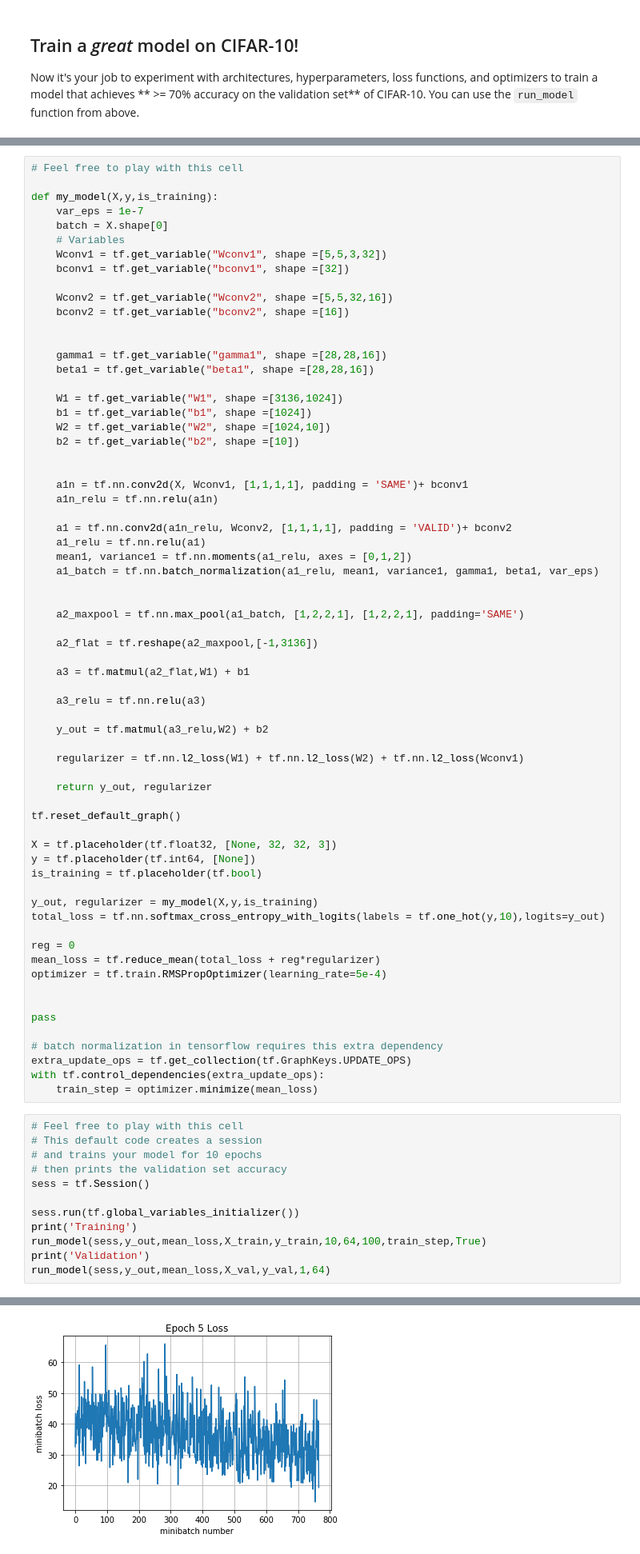
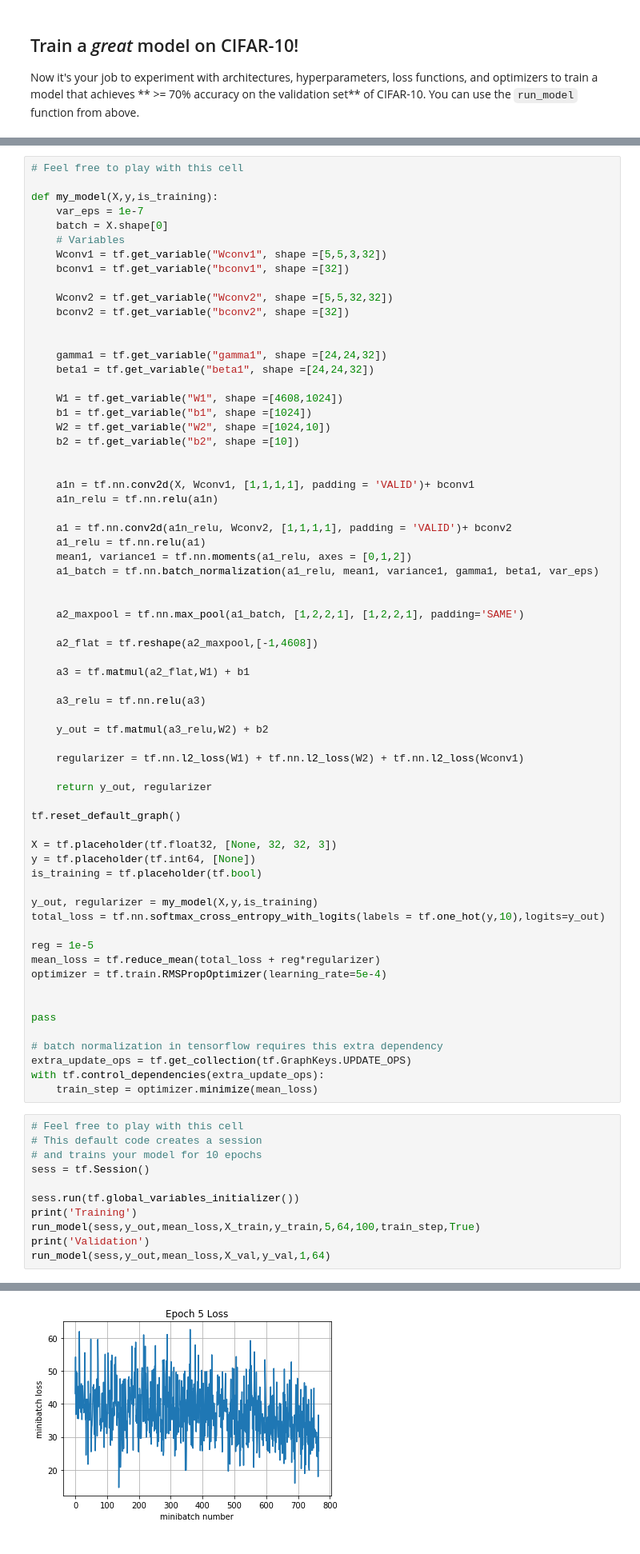
Before and after one commit to aminghafari/Cs231n_DeepLearning_assignment_2, a Jupyter notebook: TensorFlow.ipynb, the cells around one changed output, grey strips where cells are left out. Shown at 80% size. Saved outputs shown, nothing was run; the diff lists cells and outputs as text.

Commit message:
accuracy>70

```diff
--- a/TensorFlow.ipynb
+++ b/TensorFlow.ipynb
@@ -462,20 +462,20 @@ def my_model(X,y,is_training):
     Wconv1 = tf.get_variable("Wconv1", shape =[5,5,3,32])
     bconv1 = tf.get_variable("bconv1", shape =[32])
 
-    Wconv2 = tf.get_variable("Wconv2", shape =[5,5,32,16])
-    bconv2 = tf.get_variable("bconv2", shape =[16])
+    Wconv2 = tf.get_variable("Wconv2", shape =[5,5,32,32])
+    bconv2 = tf.get_variable("bconv2", shape =[32])
 
 
-    gamma1 = tf.get_variable("gamma1", shape =[28,28,16])
-    beta1 = tf.get_variable("beta1", shape =[28,28,16])
+    gamma1 = tf.get_variable("gamma1", shape =[24,24,32])
+    beta1 = tf.get_variable("beta1", shape =[24,24,32])
 
-    W1 = tf.get_variable("W1", shape =[3136,1024])
+    W1 = tf.get_variable("W1", shape =[4608,1024])
     b1 = tf.get_variable("b1", shape =[1024])
     W2 = tf.get_variable("W2", shape =[1024,10])
     b2 = tf.get_variable("b2", shape =[10])
 
 
-    a1n = tf.nn.conv2d(X, Wconv1, [1,1,1,1], padding = 'SAME')+ bconv1
+    a1n = tf.nn.conv2d(X, Wconv1, [1,1,1,1], padding = 'VALID')+ bconv1
     a1n_relu = tf.nn.relu(a1n)
 
     a1 = tf.nn.conv2d(a1n_relu, Wconv2, [1,1,1,1], padding = 'VALID')+ bconv2
@@ -486,7 +486,7 @@ def my_model(X,y,is_training):
 
     a2_maxpool = tf.nn.max_pool(a1_batch, [1,2,2,1], [1,2,2,1], padding='SAME')
 
-    a2_flat = tf.reshape(a2_maxpool,[-1,3136])
+    a2_flat = tf.reshape(a2_maxpool,[-1,4608])
 
     a3 = tf.matmul(a2_flat,W1) + b1
 
@@ -507,7 +507,7 @@ is_training = tf.placeholder(tf.bool)
 y_out, regularizer = my_model(X,y,is_training)
 total_loss = tf.nn.softmax_cross_entropy_with_logits(labels = tf.one_hot(y,10),logits=y_out)
 
-reg = 0
+reg = 1e-5
 mean_loss = tf.reduce_mean(total_loss + reg*regularizer)
 optimizer = tf.train.RMSPropOptimizer(learning_rate=5e-4)
 
@@ -522,12 +522,11 @@ with tf.control_dependencies(extra_update_ops):
 # Feel free to play with this cell
 # This default code creates a session
 # and trains your model for 10 epochs
-# then prints the validation set accuracy
 sess = tf.Session()
 
 sess.run(tf.global_variables_initializer())
 print('Training')
-run_model(sess,y_out,mean_loss,X_train,y_train,10,64,100,train_step,True)
+run_model(sess,y_out,mean_loss,X_train,y_train,5,64,100,train_step,True)
 print('Validation')
 run_model(sess,y_out,mean_loss,X_val,y_val,1,64)
 # %% [output]
@@ -583 +582 @@ Epoch 5, Overall loss = 0.57 and accuracy of 0.81
-[figure, old version]
+[figure, new version]
```
Also changed, not shown: parts of 7 cells of this notebook.
